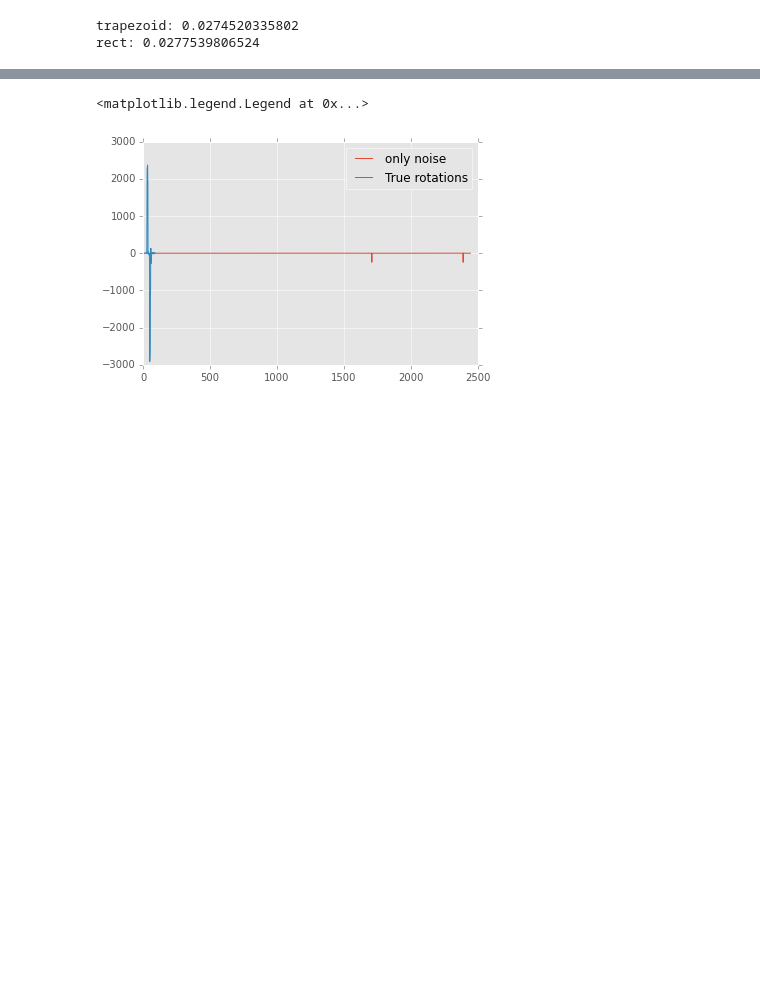
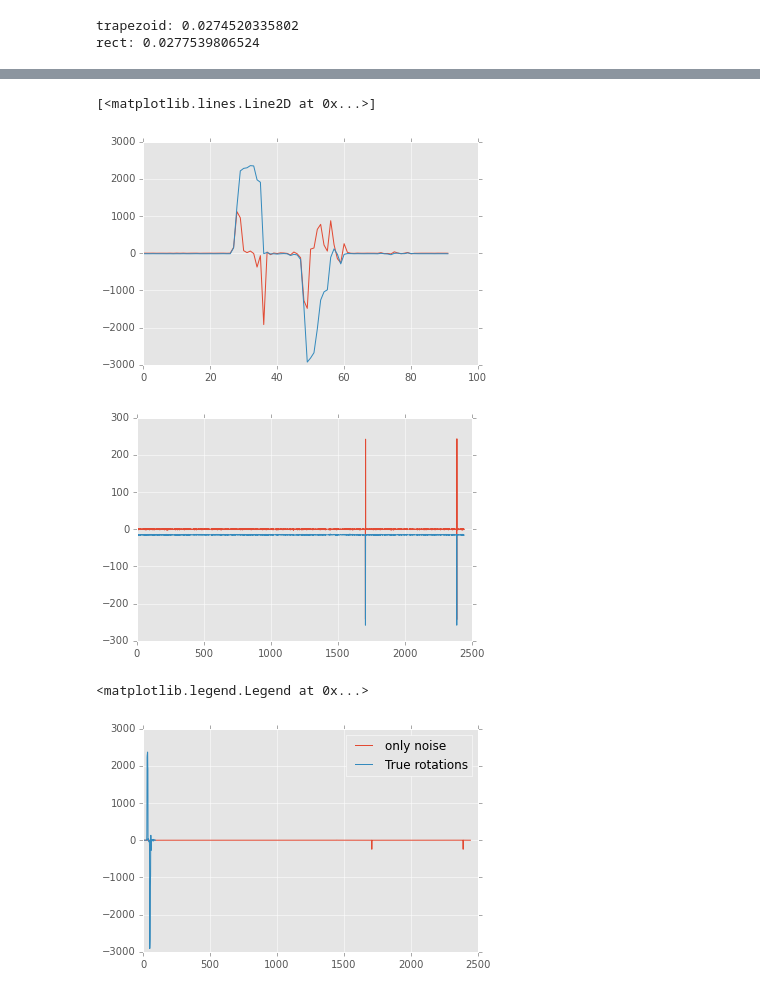
Before and after one commit to chrisngan24/fydp, a Jupyter notebook: experimental/kalman_filter/noise_pt2.ipynb, the cells around one changed output, grey strips where cells are left out. Drawn from its saved outputs; the diff is of its cells as text; code cells hidden in the pictures; blank space fills up the shorter version.

```diff
--- a/experimental/kalman_filter/noise_pt2.ipynb
+++ b/experimental/kalman_filter/noise_pt2.ipynb
@@ -132,3 +155,13 @@ rect: 0.0277539806524
+# %%
+plt.plot(df_signal['gza'])
+plt.plot(df_signal['gz'])
+plt.figure()
+plt.plot(df_noise['gza'])
+plt.plot(df_noise['gz'])
+# %% [output]
+[<matplotlib.lines.Line2D at 0x...>]
+[figure, added]
+[figure, added]
 # %%
 plt.plot(df_noise['gz'] - noise_mean, label='only noise')
 plt.plot(df_signal['gz'] - noise_mean, label = 'True rotations')
```
Also changed, not shown: parts of 5 cells of this notebook, 2 other files.
